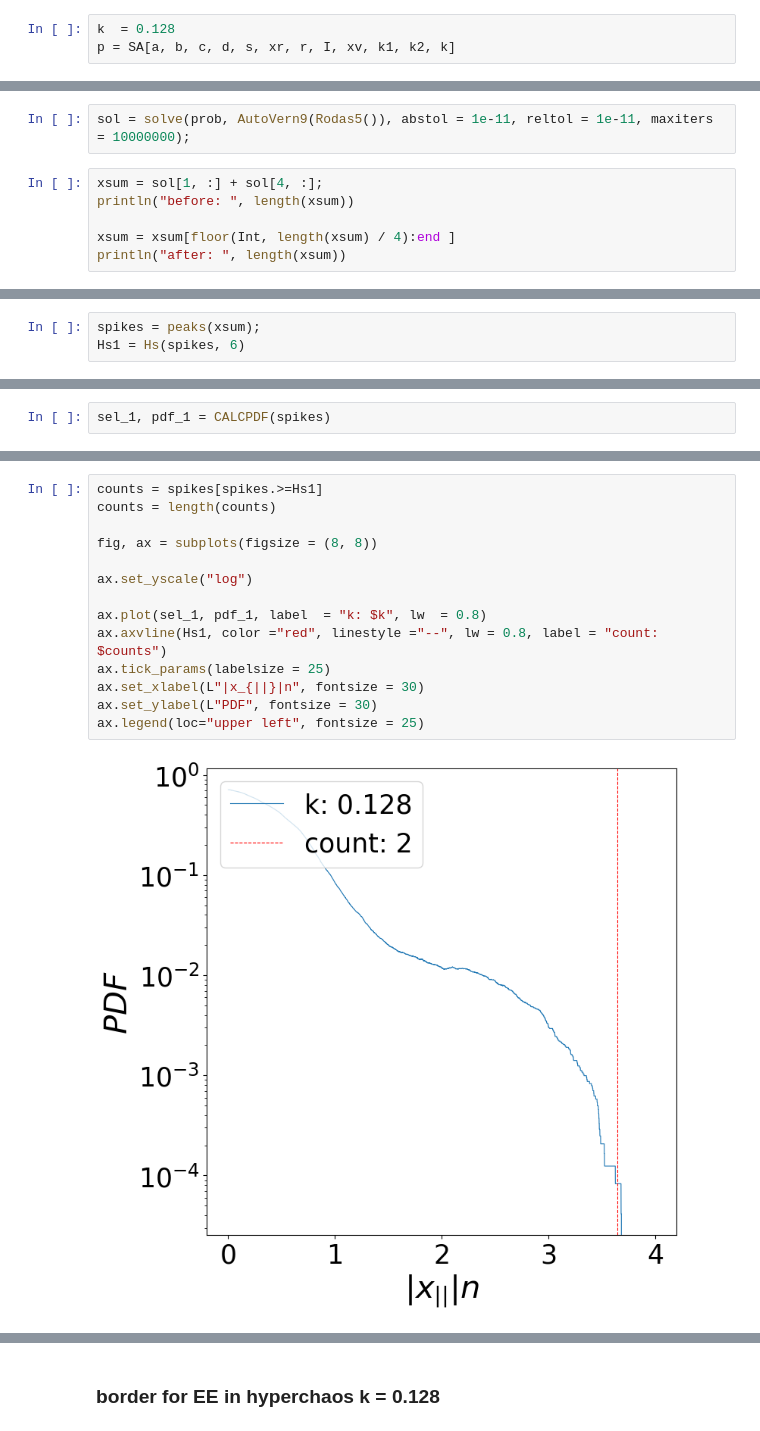
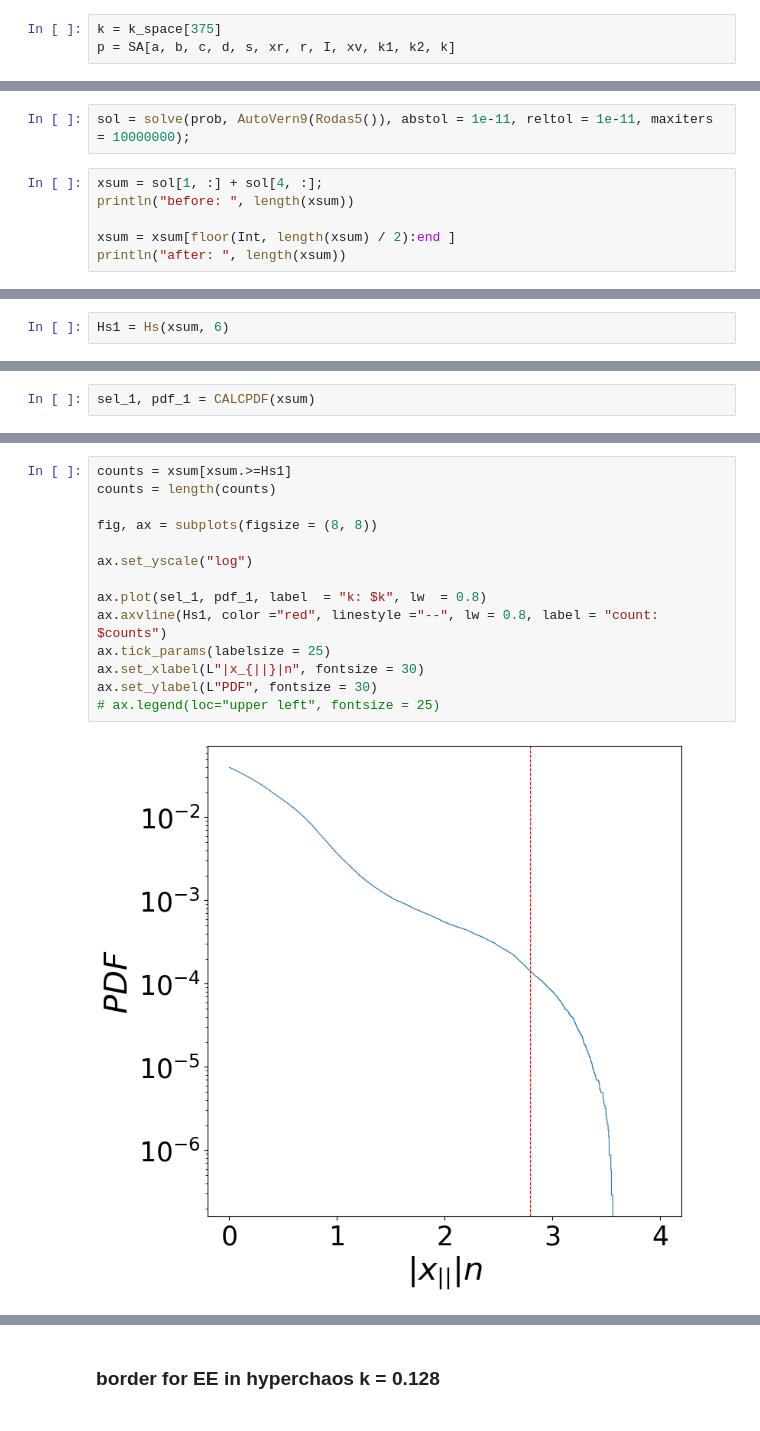
Before and after one commit to SergeyNovak777/dynamical-systems, a Jupyter notebook: Hindmarrh Rose/probablity density function/PDF hyperchaos.ipynb, the cells around one changed output, grey strips where cells are left out. Drawn from its saved outputs; the diff is of its cells as text.

Commit message:
add PDF, timeseries without spikes, decrease step for 1d map

```diff
--- a/Hindmarrh Rose/probablity density function/PDF hyperchaos.ipynb
+++ b/Hindmarrh Rose/probablity density function/PDF hyperchaos.ipynb
@@ -113,5 +127,5 @@ condition_chaos = SA[  -0.7956446719520159
 # %%
-k  = 0.128
+k = k_space[375]
 p = SA[a, b, c, d, s, xr, r, I, xv, k1, k2, k]
 # %% [output]
 12-element SVector{12, Float64} with indices SOneTo(12):
@@ -145,6 +159,6 @@ sol = solve(prob, AutoVern9(Rodas5()), abstol = 1e-11, reltol = 1e-11, maxiters
 xsum = sol[1, :] + sol[4, :];
 println("before: ", length(xsum))
 
-xsum = xsum[floor(Int, length(xsum) / 4):end ]
+xsum = xsum[floor(Int, length(xsum) / 2):end ]
 println("after: ", length(xsum))
 # %% [output]
@@ -153,4 +167,3 @@ after: 5102901
 # %%
-spikes = peaks(xsum);
-Hs1 = Hs(spikes, 6)
+Hs1 = Hs(xsum, 6)
 # %% [output]
@@ -175,3 +182,3 @@ f
 # %%
-sel_1, pdf_1 = CALCPDF(spikes)
+sel_1, pdf_1 = CALCPDF(xsum)
 # %% [output]
@@ -181,16 +190,16 @@ using PyPlot
 # %%
-counts = spikes[spikes.>=Hs1]
+counts = xsum[xsum.>=Hs1]
 counts = length(counts)
 
 fig, ax = subplots(figsize = (8, 8))
 
 ax.set_yscale("log")
 
 ax.plot(sel_1, pdf_1, label  = "k: $k", lw  = 0.8)
 ax.axvline(Hs1, color ="red", linestyle ="--", lw = 0.8, label = "count: $counts")
 ax.tick_params(labelsize = 25)
 ax.set_xlabel(L"|x_{||}|n", fontsize = 30)
 ax.set_ylabel(L"PDF", fontsize = 30)
-ax.legend(loc="upper left", fontsize = 25)
+# ax.legend(loc="upper left", fontsize = 25)
 # %% [output]
-[figure, old version]
+[figure, new version]
```
Also changed, not shown: parts of 21 cells of this notebook, 1 other file.
